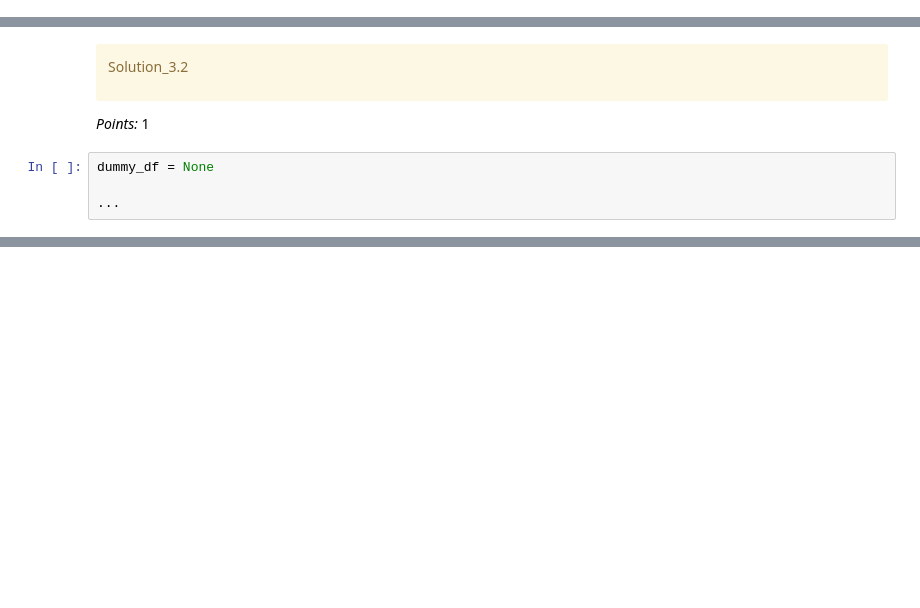
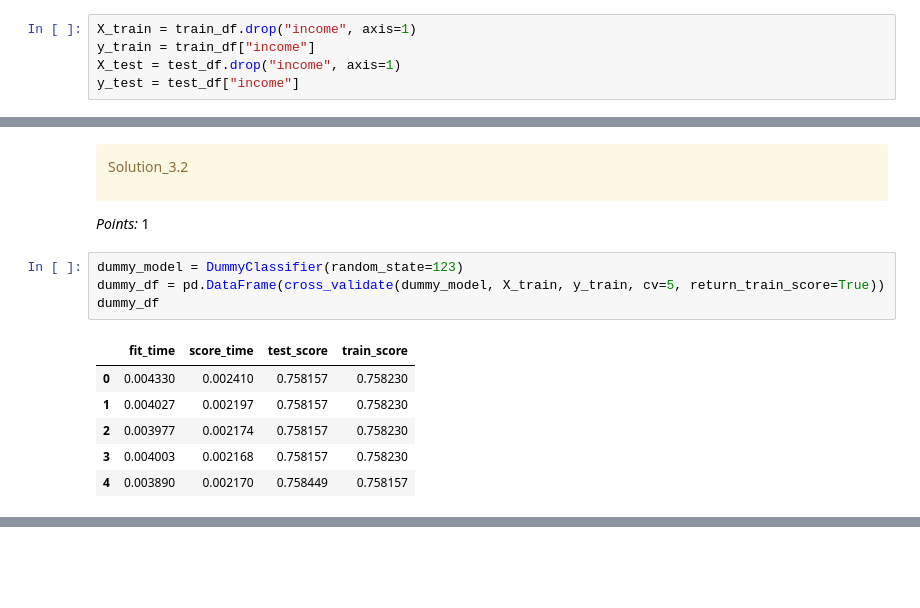
Before and after one commit to wesleychchan/CPSC-330-HW3, a Jupyter notebook: hw3.ipynb, the cells around one changed output, grey strips where cells are left out. Drawn from its saved outputs; the diff is of its cells as text; blank space fills up the shorter version.

```diff
--- a/hw3.ipynb
+++ b/hw3.ipynb
@@ -332,2 +395,7 @@ y_test = None
+# %%
+X_train = train_df.drop("income", axis=1)
+y_train = train_df["income"]
+X_test = test_df.drop("income", axis=1)
+y_test = test_df["income"]
 # %%
 grader.check("q3.1")
@@ -348,9 +418,16 @@ Solution_3.2
 </div>
 
 _Points:_ 1
-# %%
-dummy_df = None
-
-...
+# %%
+dummy_model = DummyClassifier(random_state=123)
+dummy_df = pd.DataFrame(cross_validate(dummy_model, X_train, y_train, cv=5, return_train_score=True))
+dummy_df
+# %% [output]
+|  | fit_time | score_time | test_score | train_score |
+| 0 | 0.004330 | 0.002410 | 0.758157 | 0.758230 |
+| 1 | 0.004027 | 0.002197 | 0.758157 | 0.758230 |
+| 2 | 0.003977 | 0.002174 | 0.758157 | 0.758230 |
+| 3 | 0.004003 | 0.002168 | 0.758157 | 0.758230 |
+| 4 | 0.003890 | 0.002170 | 0.758449 | 0.758157 |
 # %%
 grader.check("q3.2")
```
Also changed, not shown: parts of 65 cells of this notebook, 1 other file.
